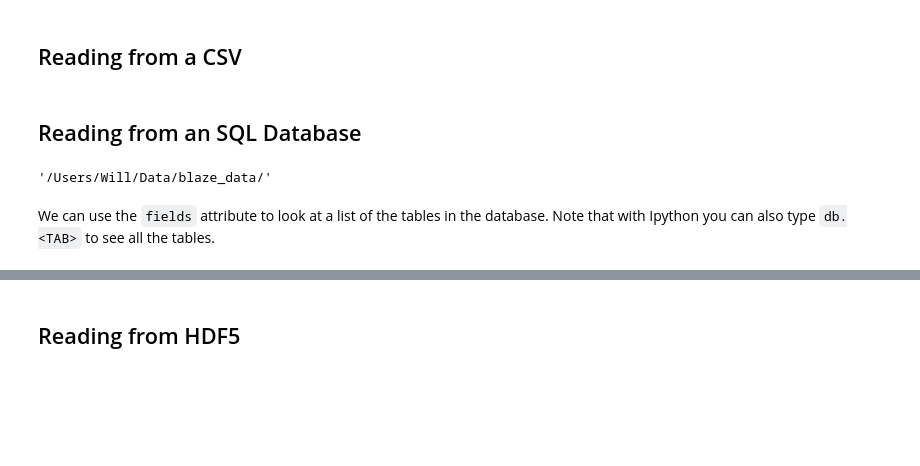
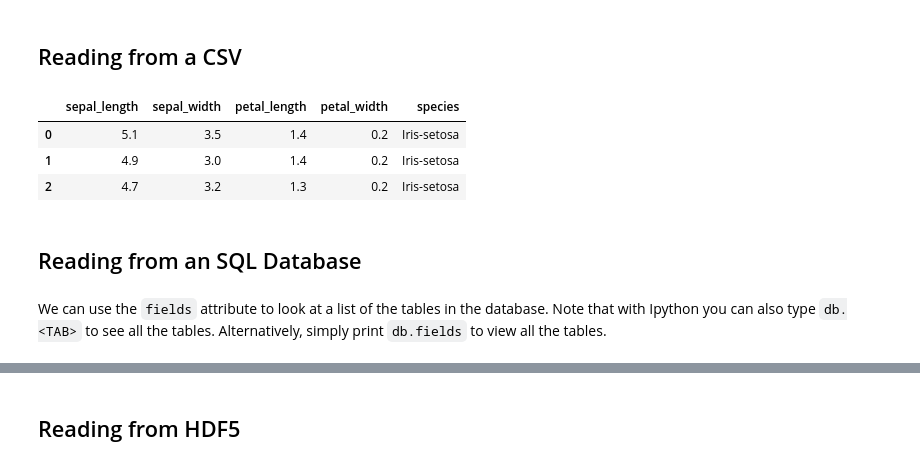
Before and after one commit to Will-So/B, a Jupyter notebook: 10 Minutes Blaze.ipynb, the cells around one changed output, grey strips where cells are left out. Drawn from its saved outputs; the diff is of its cells as text; code cells hidden in the pictures; blank space fills up the shorter version.

Commit message:
more work on 10 minutes blaze

```diff
--- a/10 Minutes Blaze.ipynb
+++ b/10 Minutes Blaze.ipynb
@@ -36,17 +38,18 @@ Data used in this section can be found [here](https://github.com/Will-So/blaze_d
 from blaze import Data
 # %%
 iris = Data(DATA_DIR + 'iris.csv')
-iris[2:5]
+iris.head(3)
+# %% [output]
+|  | sepal_length | sepal_width | petal_length | petal_width | species |
+| 0 | 5.1 | 3.5 | 1.4 | 0.2 | Iris-setosa |
+| 1 | 4.9 | 3.0 | 1.4 | 0.2 | Iris-setosa |
+| 2 | 4.7 | 3.2 | 1.3 | 0.2 | Iris-setosa |
 # %% [markdown]
 ## Reading from an SQL Database
-# %%
-DATA_DIR
-# %% [output]
-'/Users/Will/Data/blaze_data/'
 # %%
 db = Data('sqlite:////' + DATA_DIR + 'lahman2013.sqlite')
 # %% [markdown]
-We can use the `fields` attribute to look at a list of the tables in the database. Note that with Ipython you can also type `db.<TAB>` to see all the tables.
+We can use the `fields` attribute to look at a list of the tables in the database. Note that with Ipython you can also type `db.<TAB>` to see all the tables. Alternatively, simply print `db.fields` to view all the tables.
 # %%
 print(db.fields,)
 # %% [output]
```
Also changed, not shown: parts of 14 cells of this notebook.
